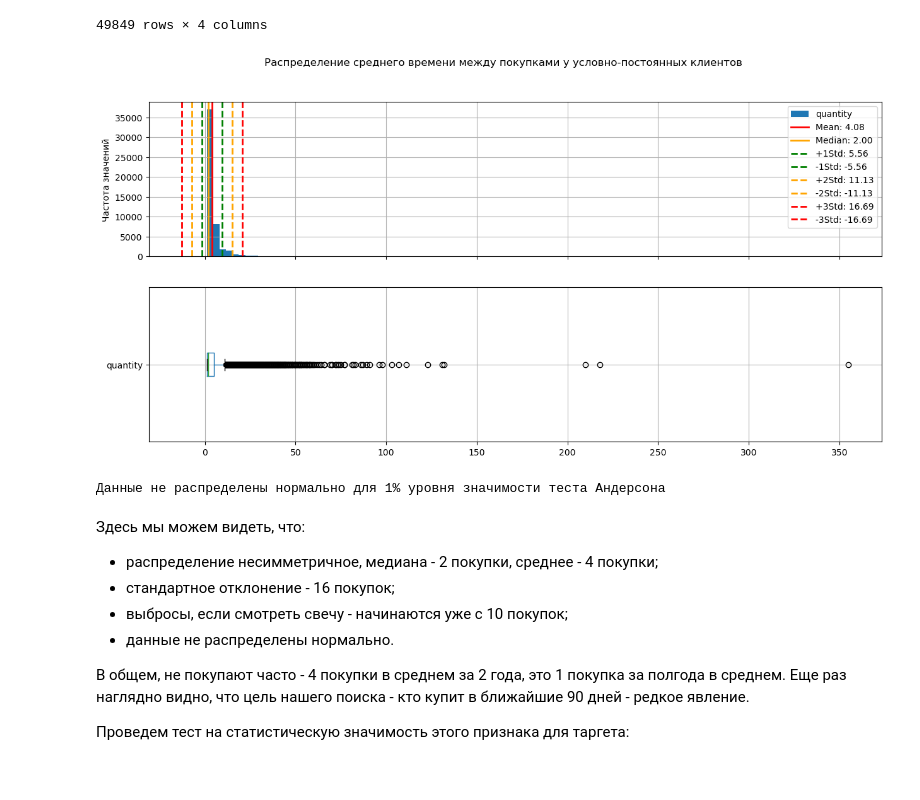
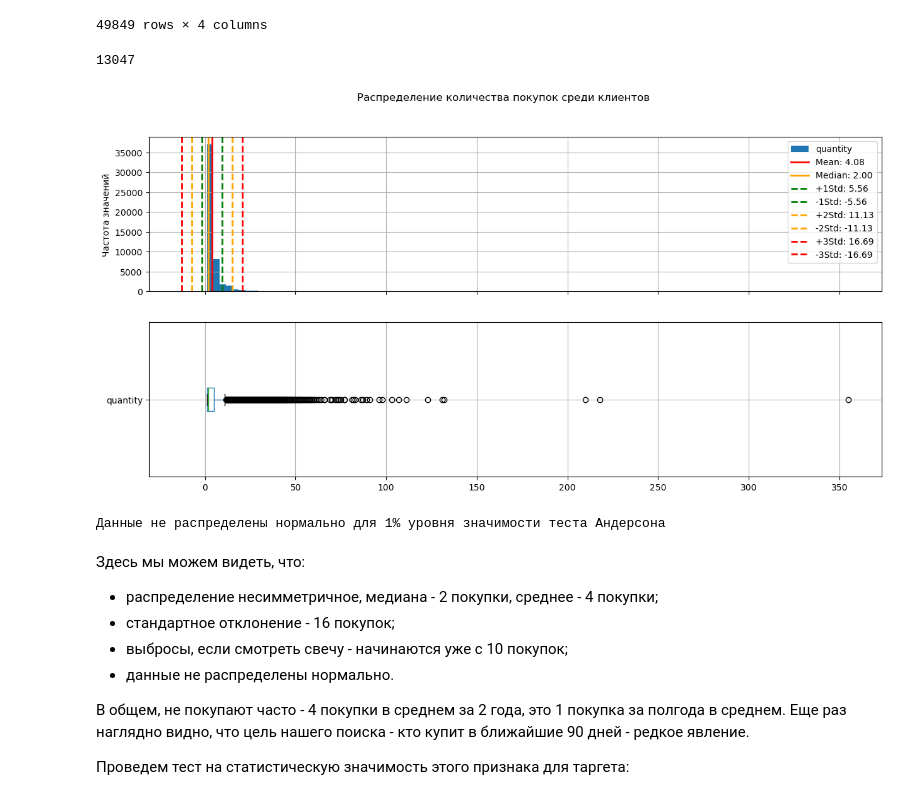
Before and after one commit to alexzhdanoff/Project_2, a Jupyter notebook: eshop_res_2v.ipynb, the cells around one changed output. Saved outputs shown, nothing was run; the diff lists cells and outputs as text; code cells hidden in the pictures.

```diff
--- a/eshop_res_2v.ipynb
+++ b/eshop_res_2v.ipynb
@@ -886,12 +886,16 @@ df
 | 49847 | 1515915626010443527 | 0 | NaN | 1 |
 | 49848 | 1515915626010443624 | 0 | NaN | 1 |
 49849 rows × 4 columns
+# %%
+df.query('quantity == 1')['client_id'].count()
+# %% [output]
+13047
 # %%
 # анализ количества покупок в разрезе клиентов
 num_stat_description(df, 'quantity', 100,
-                     'Распределение среднего времени между покупками у условно-постоянных клиентов')
+                     'Распределение количества покупок среди клиентов')
 # %% [output]
-[figure, old version]
+[figure, new version]
 Данные не распределены нормально для 1% уровня значимости теста Андерсона
 # %% [markdown]
 Здесь мы можем видеть, что:
```
Also changed, not shown: parts of 21 cells of this notebook, 1 other file.
